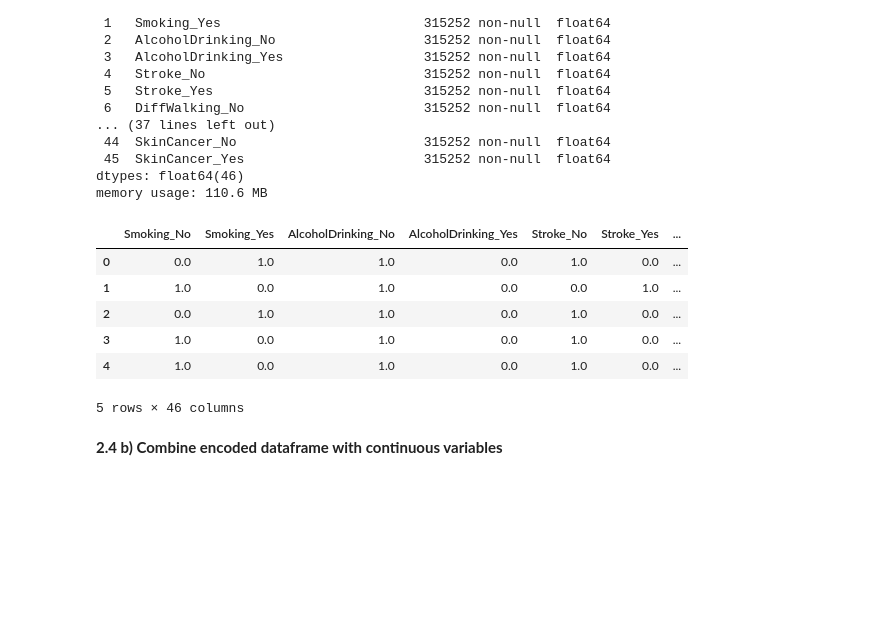
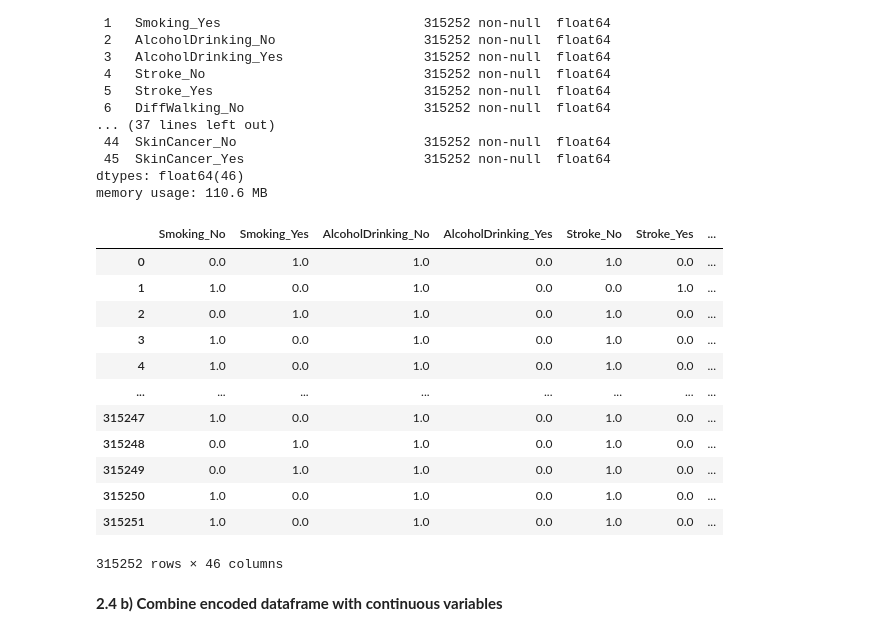
Before and after one commit to xJQx/bc2406-project, a Jupyter notebook: data-cleaning-preprocessing.ipynb, the cells around one changed output. Drawn from its saved outputs; the diff is of its cells as text; code cells hidden in the pictures; blank space fills up the shorter version.

```diff
--- a/data-cleaning-preprocessing.ipynb
+++ b/data-cleaning-preprocessing.ipynb
@@ -223,15 +223,21 @@ dtypes: float64(46)
 memory usage: 110.6 MB
 # %%
 # head of dataframe
-heart_pki_cat_ohe.head()
+heart_pki_cat_ohe
 # %% [output]
 |  | Smoking_No | Smoking_Yes | AlcoholDrinking_No | AlcoholDrinking_Yes | Stroke_No | Stroke_Yes | ... |
 | 0 | 0.0 | 1.0 | 1.0 | 0.0 | 1.0 | 0.0 | ... |
 | 1 | 1.0 | 0.0 | 1.0 | 0.0 | 0.0 | 1.0 | ... |
 | 2 | 0.0 | 1.0 | 1.0 | 0.0 | 1.0 | 0.0 | ... |
 | 3 | 1.0 | 0.0 | 1.0 | 0.0 | 1.0 | 0.0 | ... |
 | 4 | 1.0 | 0.0 | 1.0 | 0.0 | 1.0 | 0.0 | ... |
+| ... | ... | ... | ... | ... | ... | ... | ... |
+| 315247 | 1.0 | 0.0 | 1.0 | 0.0 | 1.0 | 0.0 | ... |
+| 315248 | 0.0 | 1.0 | 1.0 | 0.0 | 1.0 | 0.0 | ... |
+| 315249 | 0.0 | 1.0 | 1.0 | 0.0 | 1.0 | 0.0 | ... |
+| 315250 | 1.0 | 0.0 | 1.0 | 0.0 | 1.0 | 0.0 | ... |
+| 315251 | 1.0 | 0.0 | 1.0 | 0.0 | 1.0 | 0.0 | ... |
-5 rows × 46 columns
+315252 rows × 46 columns
 # %% [markdown]
 **2.4 b) Combine encoded dataframe with continuous variables**
 # %%
```
Also changed, not shown: parts of 3 cells of this notebook.
